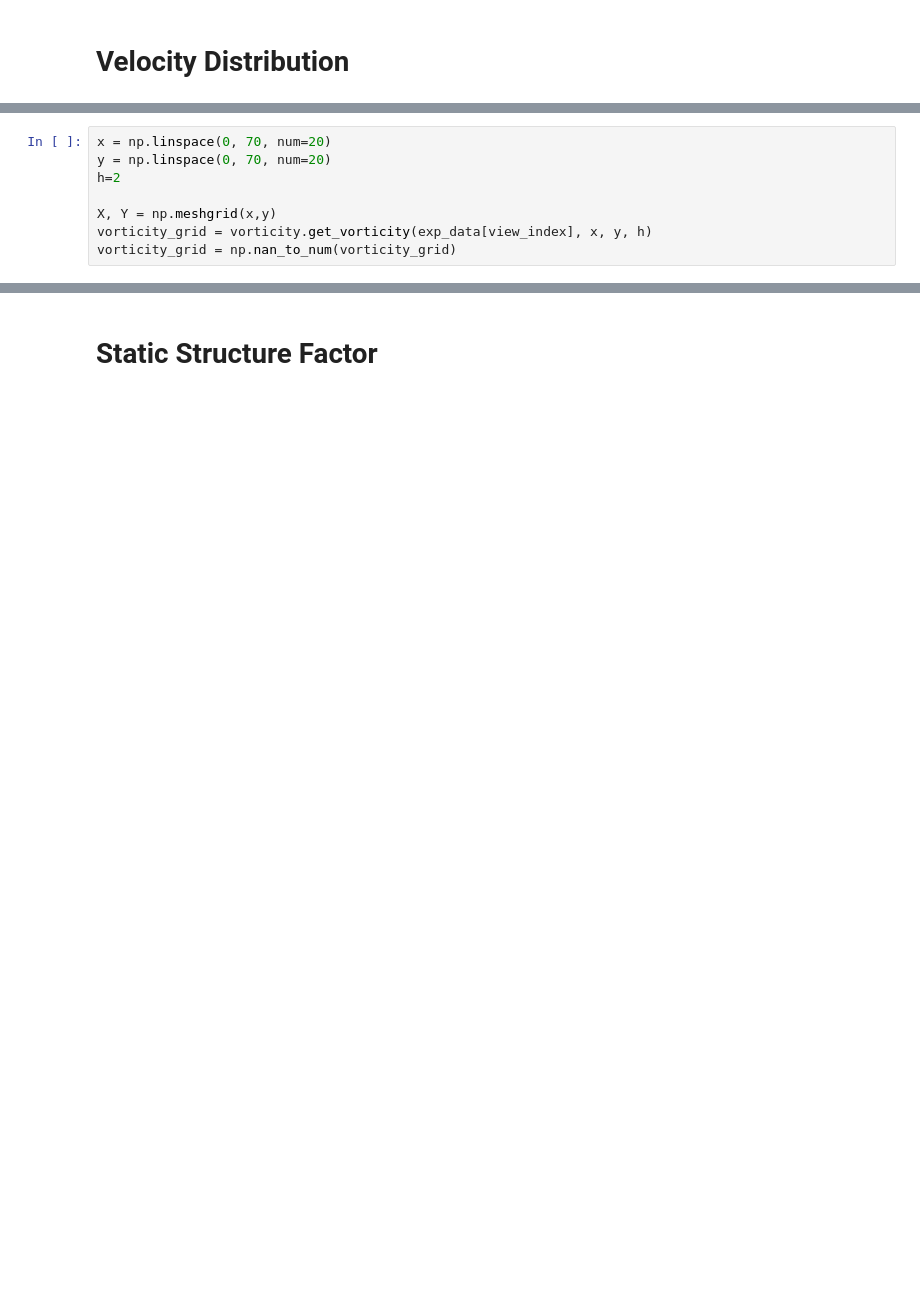
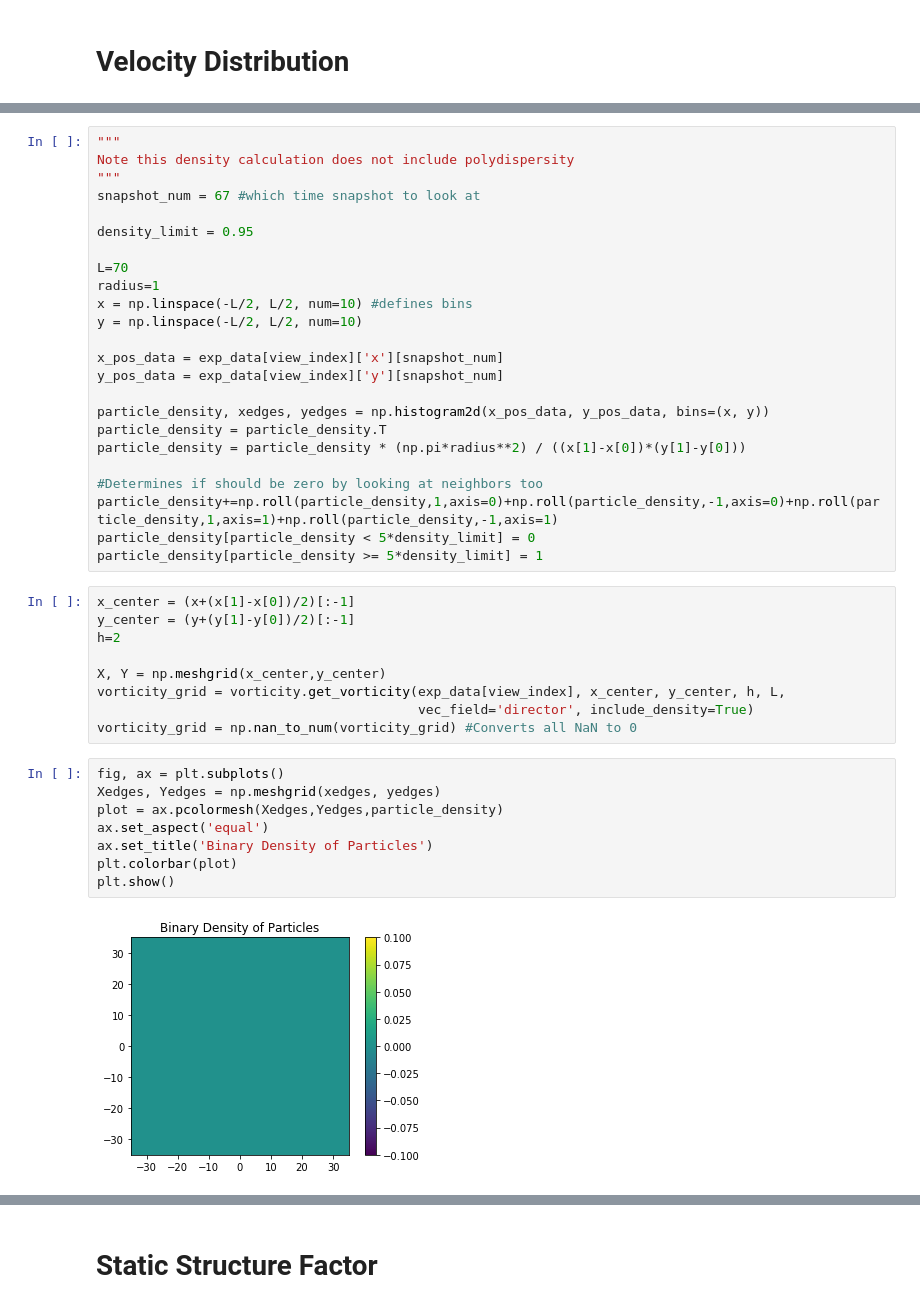
Before and after one commit to ryanlopezzzz/ABP, a Jupyter notebook: graph_flocking.ipynb, the cells around one changed output, grey strips where cells are left out. Saved outputs shown, nothing was run; the diff lists cells and outputs as text; blank space fills up the shorter version.

```diff
--- a/graph_flocking.ipynb
+++ b/graph_flocking.ipynb
@@ -95,9 +99,44 @@ I still need to account for periodicity of box.
+# %%
+"""
+Note this density calculation does not include polydispersity
+"""
+snapshot_num = 67 #which time snapshot to look at
+
+density_limit = 0.95
+
+L=70
+radius=1
+x = np.linspace(-L/2, L/2, num=10) #defines bins
+y = np.linspace(-L/2, L/2, num=10)
+
+x_pos_data = exp_data[view_index]['x'][snapshot_num]
+y_pos_data = exp_data[view_index]['y'][snapshot_num]
+
+particle_density, xedges, yedges = np.histogram2d(x_pos_data, y_pos_data, bins=(x, y))
+particle_density = particle_density.T
+particle_density = particle_density * (np.pi*radius**2) / ((x[1]-x[0])*(y[1]-y[0]))
+
+#Determines if should be zero by looking at neighbors too
+particle_density+=np.roll(particle_density,1,axis=0)+np.roll(particle_density,-1,axis=0)+np.roll(particle_density,1,axis=1)+np.roll(particle_density,-1,axis=1)
+particle_density[particle_density < 5*density_limit] = 0
+particle_density[particle_density >= 5*density_limit] = 1
 # %%
-x = np.linspace(0, 70, num=20)
-y = np.linspace(0, 70, num=20)
+x_center = (x+(x[1]-x[0])/2)[:-1]
+y_center = (y+(y[1]-y[0])/2)[:-1]
 h=2
 
-X, Y = np.meshgrid(x,y)
-vorticity_grid = vorticity.get_vorticity(exp_data[view_index], x, y, h)
-vorticity_grid = np.nan_to_num(vorticity_grid)
+X, Y = np.meshgrid(x_center,y_center)
+vorticity_grid = vorticity.get_vorticity(exp_data[view_index], x_center, y_center, h, L,
+                                         vec_field='director', include_density=True)
+vorticity_grid = np.nan_to_num(vorticity_grid) #Converts all NaN to 0
+# %%
+fig, ax = plt.subplots()
+Xedges, Yedges = np.meshgrid(xedges, yedges)
+plot = ax.pcolormesh(Xedges,Yedges,particle_density)
+ax.set_aspect('equal')
+ax.set_title('Binary Density of Particles')
+plt.colorbar(plot)
+plt.show()
+# %% [output]
+[figure, added]
 # %%
```
Also changed, not shown: parts of 17 cells of this notebook, 9 other files.
